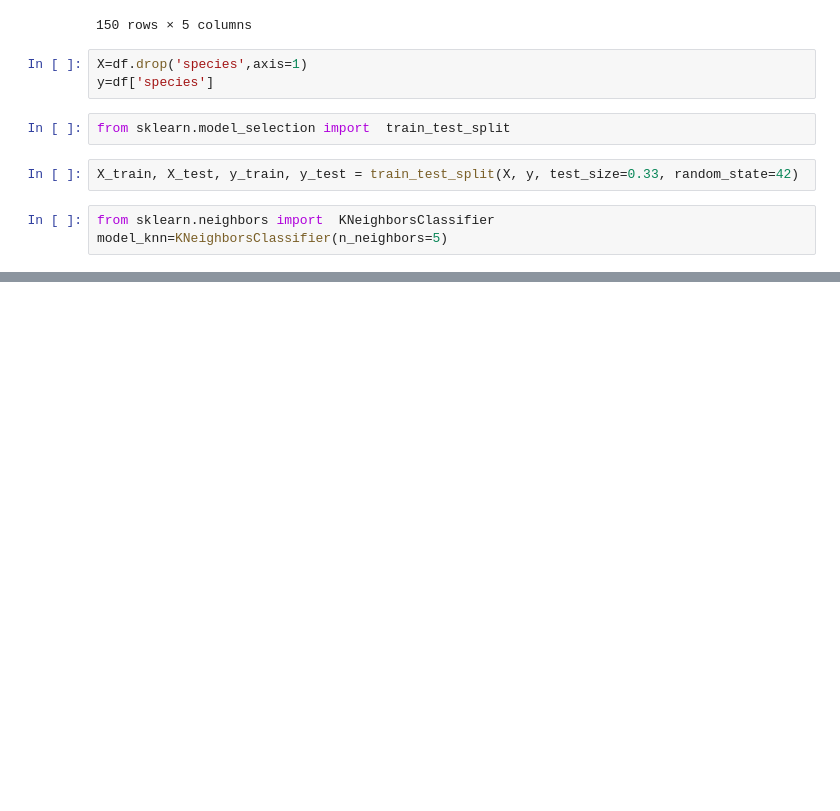
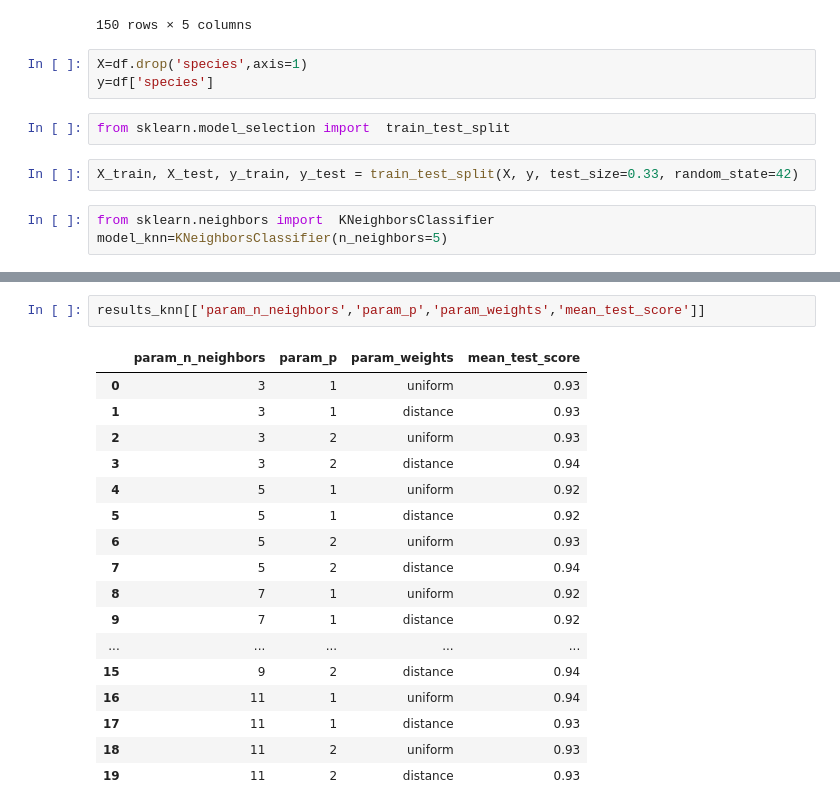
Before and after one commit to aadityakarn922/machine-learning-journey, a Jupyter notebook: GridsearchCV/gridsearchcv.ipynb, the cells around one changed output, grey strips where cells are left out. Cells and saved outputs as stored; diff of their text form; blank space fills up the shorter version.

```diff
--- a/GridsearchCV/gridsearchcv.ipynb
+++ b/GridsearchCV/gridsearchcv.ipynb
@@ -41,0 +164,20 @@ model_knn.score(X_test,y_test)
+# %%
+results_knn[['param_n_neighbors','param_p','param_weights','mean_test_score']]
+# %% [output]
+|  | param_n_neighbors | param_p | param_weights | mean_test_score |
+| 0 | 3 | 1 | uniform | 0.93 |
+| 1 | 3 | 1 | distance | 0.93 |
+| 2 | 3 | 2 | uniform | 0.93 |
+| 3 | 3 | 2 | distance | 0.94 |
+| 4 | 5 | 1 | uniform | 0.92 |
+| 5 | 5 | 1 | distance | 0.92 |
+| 6 | 5 | 2 | uniform | 0.93 |
+| 7 | 5 | 2 | distance | 0.94 |
+| 8 | 7 | 1 | uniform | 0.92 |
+| 9 | 7 | 1 | distance | 0.92 |
+| ... | ... | ... | ... | ... |
+| 15 | 9 | 2 | distance | 0.94 |
+| 16 | 11 | 1 | uniform | 0.94 |
+| 17 | 11 | 1 | distance | 0.93 |
+| 18 | 11 | 2 | uniform | 0.93 |
+| 19 | 11 | 2 | distance | 0.93 |
```
Also changed, not shown: parts of 19 cells of this notebook.
